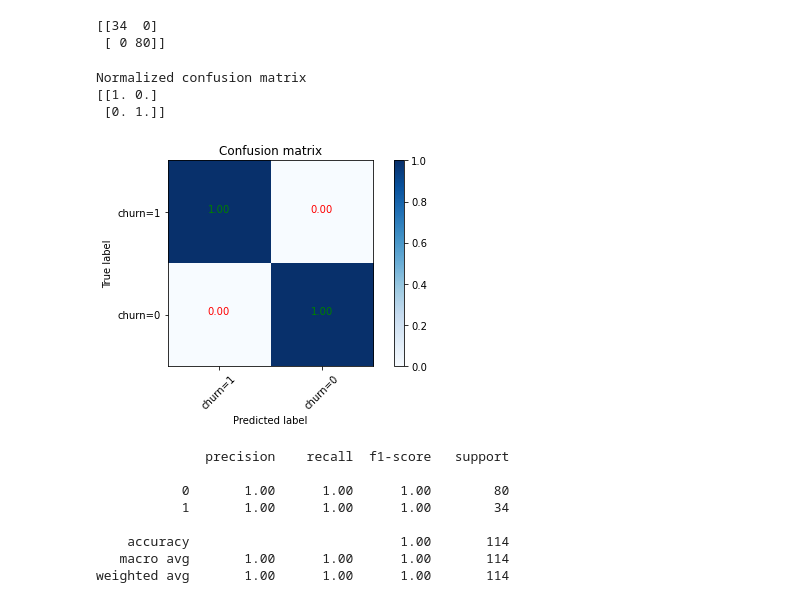
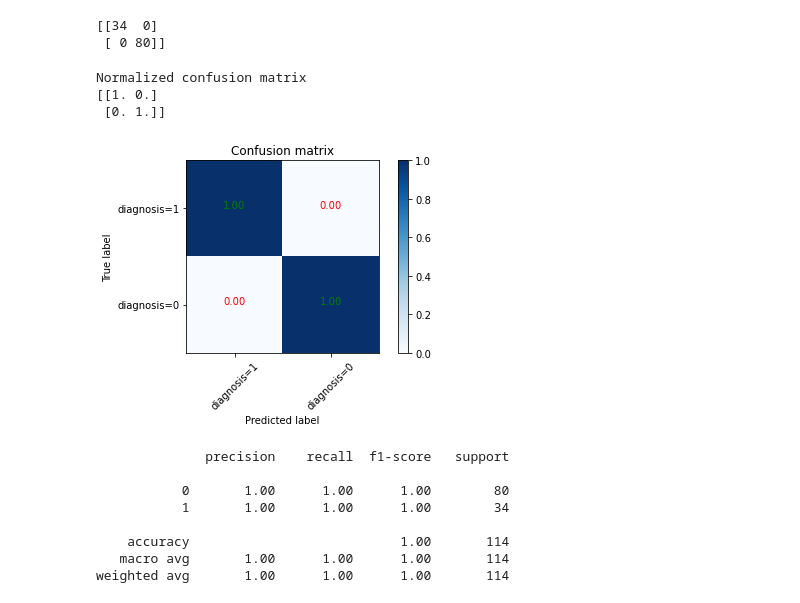
Before and after one commit to reddyprasade/Collection-of-data, a Jupyter notebook: BreastCancerDataset.ipynb, the cells around one changed output. Drawn from its saved outputs; the diff is of its cells as text; code cells hidden in the pictures.

```diff
--- a/BreastCancerDataset.ipynb
+++ b/BreastCancerDataset.ipynb
@@ -212,16 +212,16 @@ print(confusion_matrix(y_test, yhat, labels=[1,0]))
 # %%
 cnf_matrix = confusion_matrix(y_test, yhat, labels=[1,0])
 np.set_printoptions(precision=2)
 
 
 # Plot non-normalized confusion matrix
 plt.figure()
-plot_confusion_matrix(cnf_matrix, classes=['churn=1','churn=0'],normalize= True,  title='Confusion matrix')
+plot_confusion_matrix(cnf_matrix, classes=['diagnosis=1','diagnosis=0'],normalize= True,  title='Confusion matrix')
 # %% [output]
 Normalized confusion matrix
 [[1. 0.]
  [0. 1.]]
-[figure, old version]
+[figure, new version]
 # %%
 print (classification_report(y_test, yhat))
 # %% [output]
```
